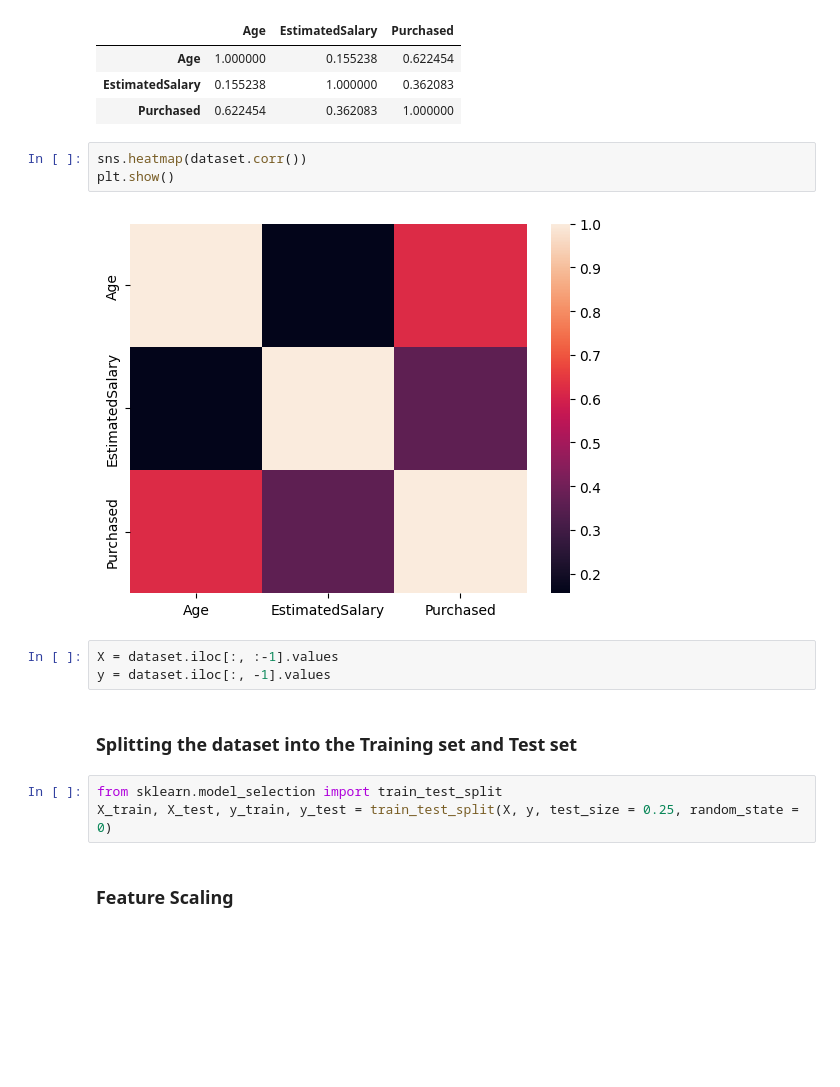
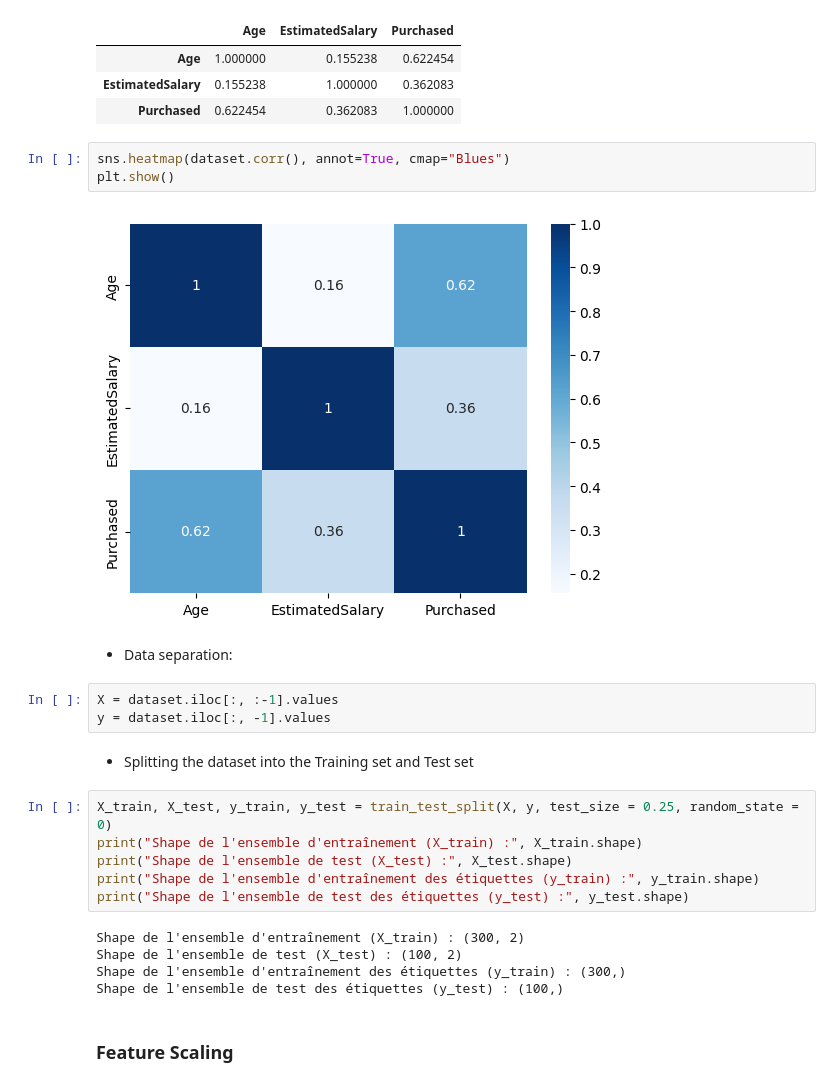
Before and after one commit to akramelbasri/MASTER_TPS_DATA_MINING, a Jupyter notebook: TP_Support_Vector_Machine_SVM.ipynb, the cells around one changed output. Saved outputs shown, nothing was run; the diff lists cells and outputs as text; blank space fills up the shorter version.

```diff
--- a/TP_Support_Vector_Machine_SVM.ipynb
+++ b/TP_Support_Vector_Machine_SVM.ipynb
@@ -65,18 +81,28 @@ dataset.corr()
 | EstimatedSalary | 0.155238 | 1.000000 | 0.362083 |
 | Purchased | 0.622454 | 0.362083 | 1.000000 |
 # %%
-sns.heatmap(dataset.corr())
+sns.heatmap(dataset.corr(), annot=True, cmap="Blues")
 plt.show()
 # %% [output]
-[figure, old version]
+[figure, new version]
+# %% [markdown]
+- Data separation:
 # %%
 X = dataset.iloc[:, :-1].values
 y = dataset.iloc[:, -1].values
 # %% [markdown]
-### Splitting the dataset into the Training set and Test set
+- Splitting the dataset into the Training set and Test set
-# %%
-from sklearn.model_selection import train_test_split
-X_train, X_test, y_train, y_test = train_test_split(X, y, test_size = 0.25, random_state = 0)
+# %%
+X_train, X_test, y_train, y_test = train_test_split(X, y, test_size = 0.25, random_state = 0)
+print("Shape de l'ensemble d'entraînement (X_train) :", X_train.shape)
+print("Shape de l'ensemble de test (X_test) :", X_test.shape)
+print("Shape de l'ensemble d'entraînement des étiquettes (y_train) :", y_train.shape)
+print("Shape de l'ensemble de test des étiquettes (y_test) :", y_test.shape)
+# %% [output]
+Shape de l'ensemble d'entraînement (X_train) : (300, 2)
+Shape de l'ensemble de test (X_test) : (100, 2)
+Shape de l'ensemble d'entraînement des étiquettes (y_train) : (300,)
+Shape de l'ensemble de test des étiquettes (y_test) : (100,)
 # %% [markdown]
 ### Feature Scaling
 # %%
```
Also changed, not shown: parts of 18 cells of this notebook.
